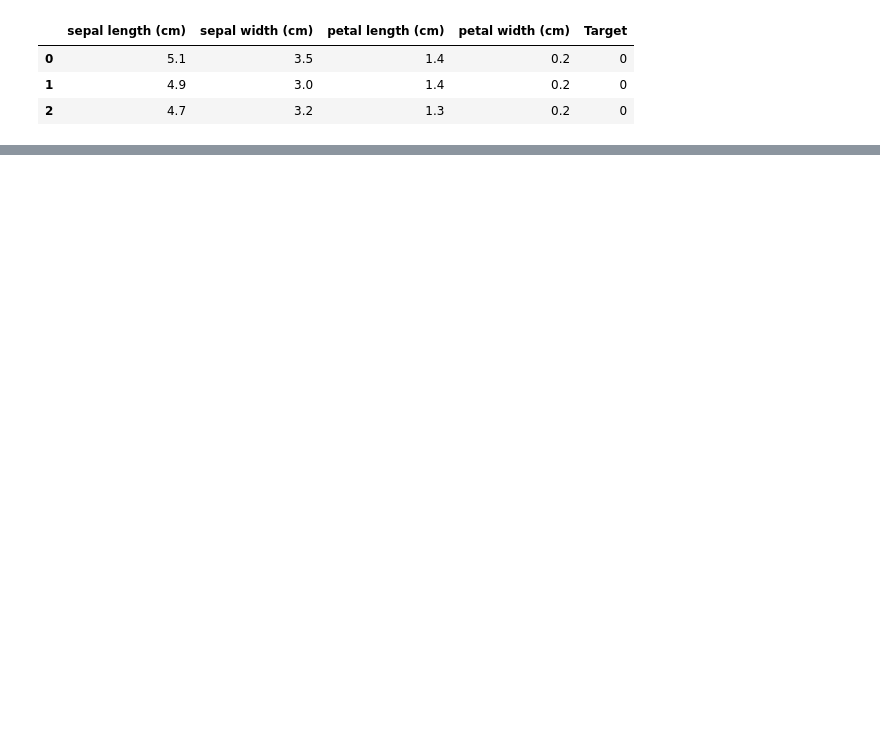
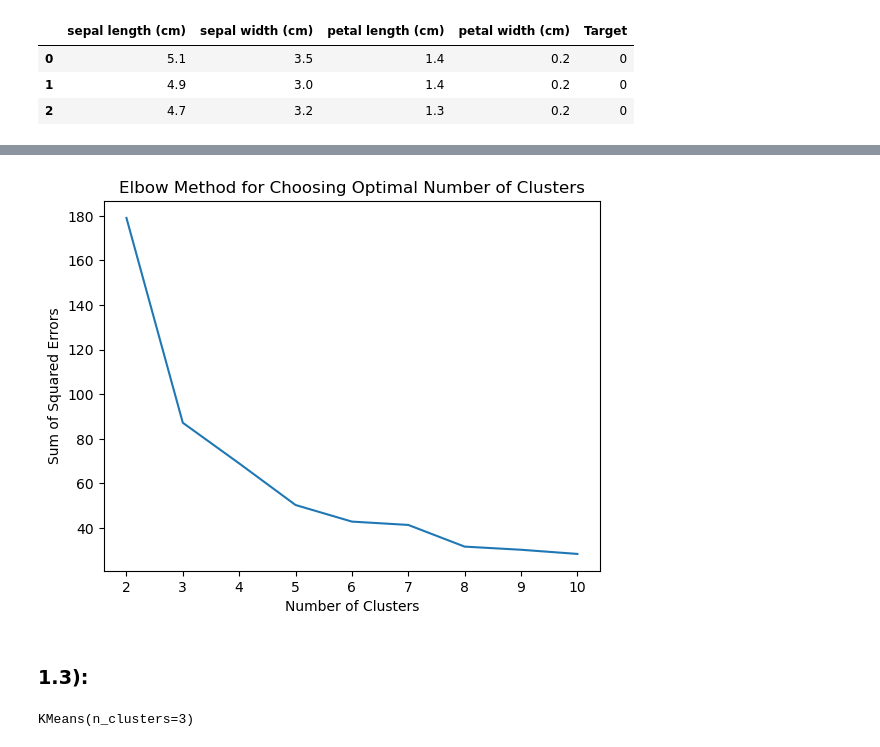
Before and after one commit to Syed-Shahir/100DaysOfBytewise, a Jupyter notebook: BTW_W7_Task1.ipynb, the cells around one changed output, grey strips where cells are left out. Saved outputs shown, nothing was run; the diff lists cells and outputs as text; code cells hidden in the pictures; blank space fills up the shorter version.

```diff
--- a/BTW_W7_Task1.ipynb
+++ b/BTW_W7_Task1.ipynb
@@ -28,0 +81,25 @@ iris_df.head(3)
+# %%
+# Plot the Elbow Method
+plt.plot(n_clusters_range, elbow_scores)
+plt.xlabel('Number of Clusters')
+plt.ylabel('Sum of Squared Errors')
+plt.title('Elbow Method for Choosing Optimal Number of Clusters')
+plt.show()
+# %% [output]
+[figure, added]
+# %% [markdown]
+### 1.3):
+# %%
+from sklearn.decomposition import PCA
+
+X = iris_df
+
+# Perform PCA to reduce dimensionality to 2D
+pca = PCA(n_components=2)
+X_pca = pca.fit_transform(X)
+
+# Perform K-Means clustering on the PCA-reduced data
+kmeans = KMeans(n_clusters=3)
+kmeans.fit(X_pca)
+# %% [output]
+KMeans(n_clusters=3)
```
Also changed, not shown: parts of 14 cells of this notebook.
